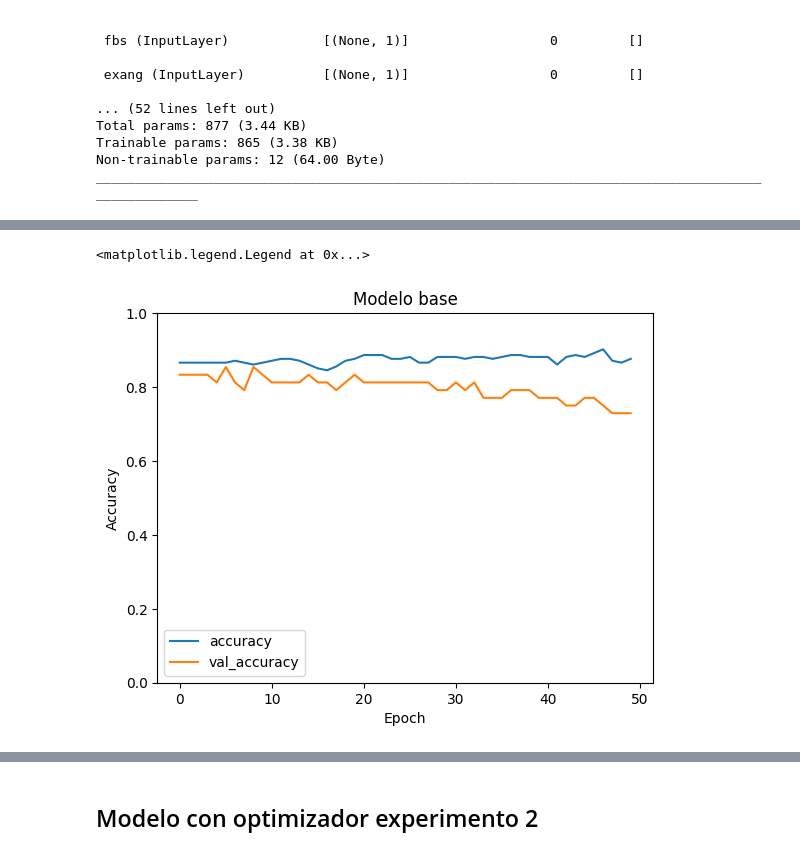
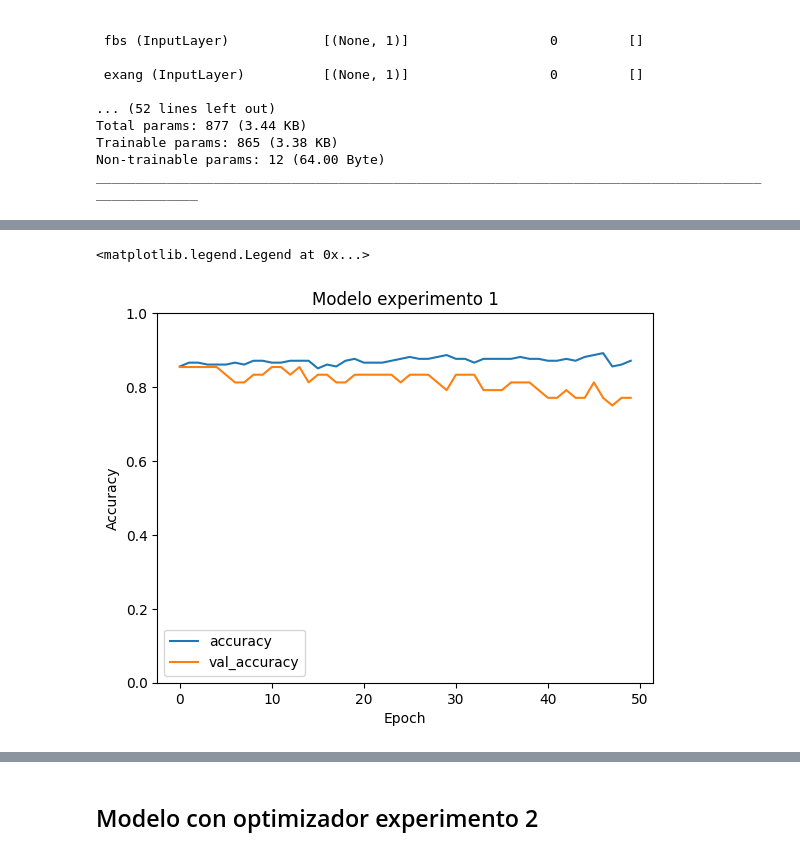
Before and after one commit to juanriosg12/Taller7, a Jupyter notebook: taller7.ipynb, the cells around one changed output, grey strips where cells are left out. Drawn from its saved outputs; the diff is of its cells as text; code cells hidden in the pictures.

```diff
--- a/taller7.ipynb
+++ b/taller7.ipynb
@@ -501,17 +497,17 @@ plt.legend()
 # %%
 import matplotlib.pyplot as plt
 # plt.plot(history.history['loss'], label='loss')
 # plt.plot(history.history['val_loss'], label='val_loss')
 plt.plot(history_exp1.history['accuracy'],label='accuracy')
 plt.plot(history_exp1.history['val_accuracy'],label='val_accuracy')
 plt.ylim([0, 1])
 plt.xlabel('Epoch')
 plt.ylabel('Accuracy')
-plt.title("Modelo base")
+plt.title("Modelo experimento 1")
 plt.legend()
 # %% [output]
 <matplotlib.legend.Legend at 0x...>
-[figure, old version]
+[figure, new version]
 # %%
 results_exp1 = model_exp1.evaluate(test_ds, verbose=0)
 
```
Also changed, not shown: parts of 56 cells of this notebook.
